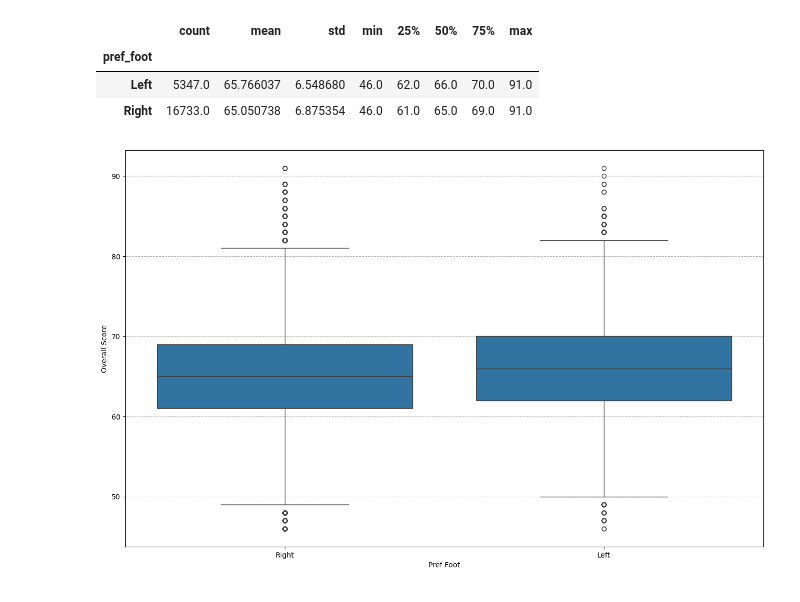
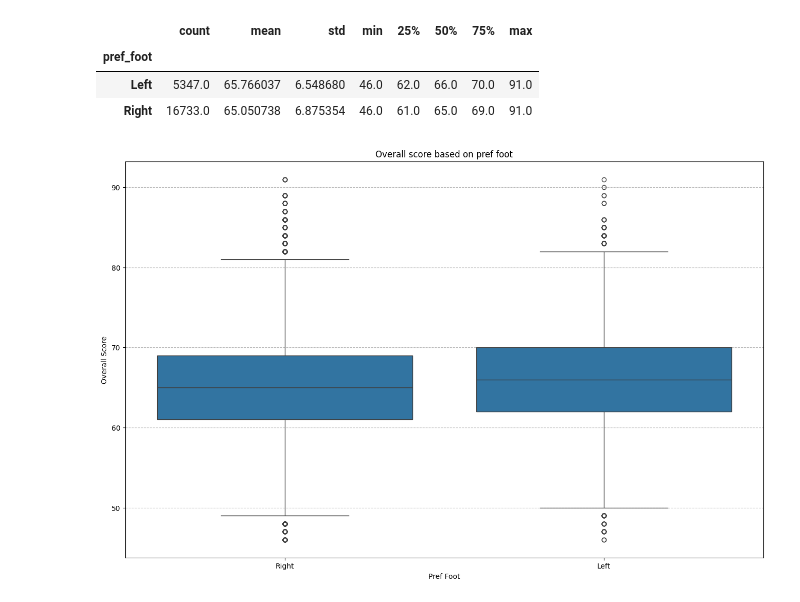
Before and after one commit to SimonGarcia01/ai-course, a Jupyter notebook: Soccer Analysis Workshop 1/SoccerWorkshop.ipynb, the cells around one changed output. Drawn from its saved outputs; the diff is of its cells as text; code cells hidden in the pictures.

```diff
--- a/Soccer Analysis Workshop 1/SoccerWorkshop.ipynb
+++ b/Soccer Analysis Workshop 1/SoccerWorkshop.ipynb
@@ -201,10 +201,10 @@ dominantLeg.groupby('pref_foot')['overall'].describe()
 # %%
 plt.figure(figsize=(16,10))
 sns.boxplot(dominantLeg, x='pref_foot', y='overall')
-plt.title = "Overall score based on pref foot"
+plt.title("Overall score based on pref foot")
 plt.xlabel("Pref Foot")
 plt.ylabel("Overall Score")
 plt.grid(axis='y', linestyle='--', alpha=0.9)
 plt.show()
 # %% [output]
-[figure, old version]
+[figure, new version]
```
Also changed, not shown: parts of 10 cells of this notebook.
